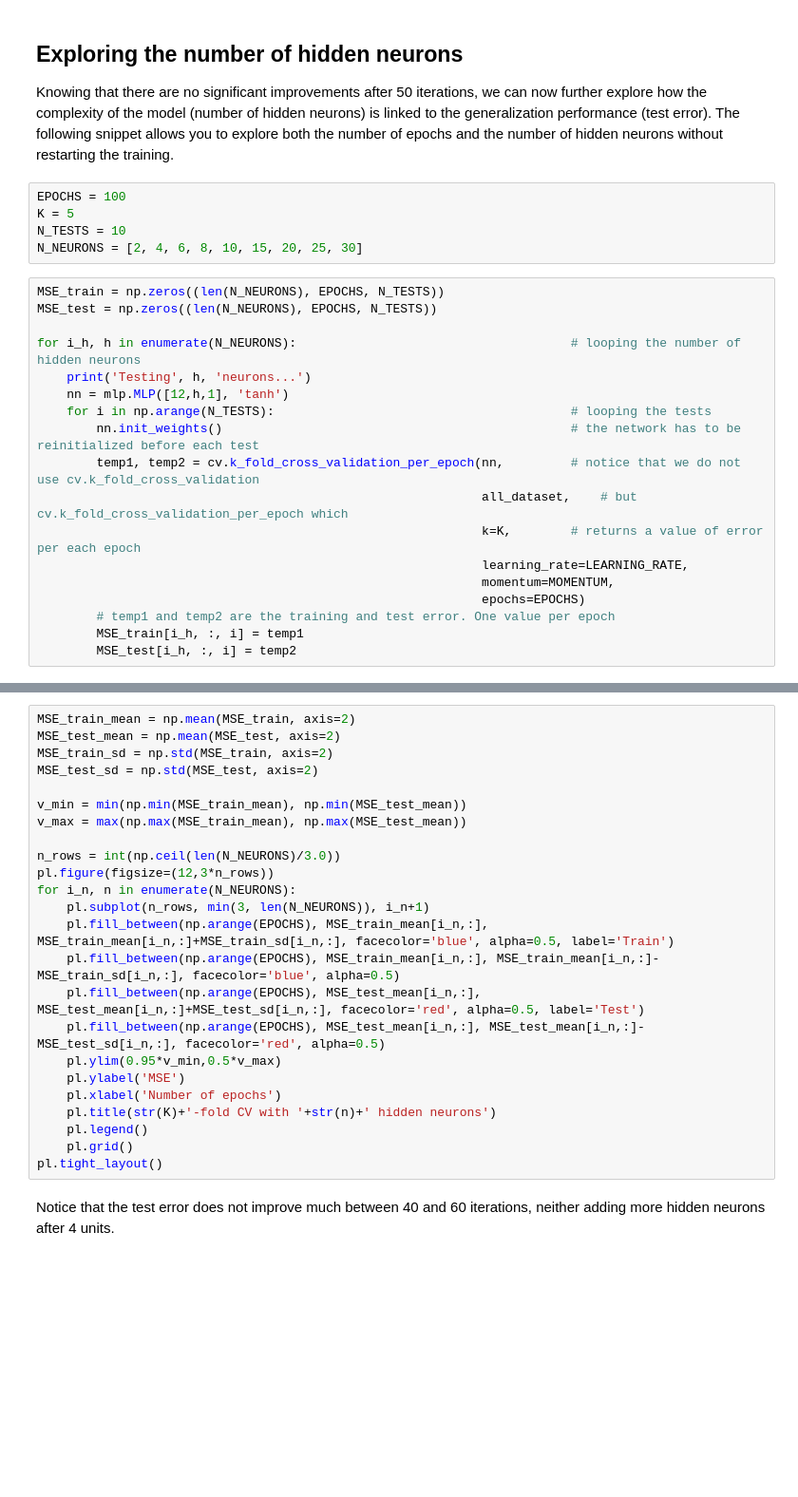
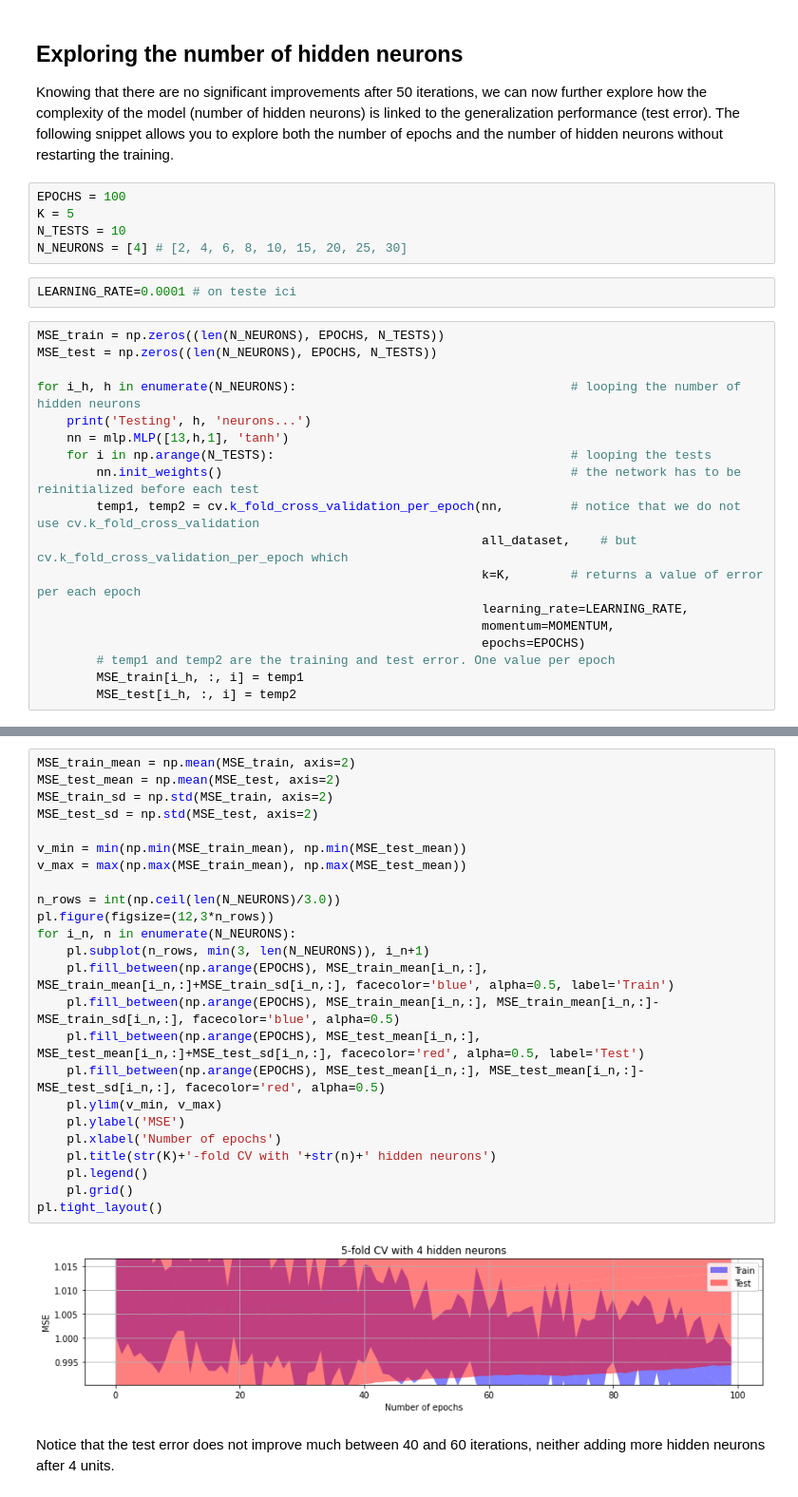
Before and after one commit to heig-vkaelin/arn, a Jupyter notebook: pw3/10_model_selection_men_women.ipynb, the cells around one changed output, grey strips where cells are left out. Shown at 95% size. Saved outputs shown, nothing was run; the diff lists cells and outputs as text; blank space fills up the shorter version.

```diff
--- a/pw3/10_model_selection_men_women.ipynb
+++ b/pw3/10_model_selection_men_women.ipynb
@@ -128,14 +129,16 @@ Knowing that there are no significant improvements after 50 iterations, we can n
 EPOCHS = 100
 K = 5
 N_TESTS = 10
-N_NEURONS = [2, 4, 6, 8, 10, 15, 20, 25, 30]
+N_NEURONS = [4] # [2, 4, 6, 8, 10, 15, 20, 25, 30]
+# %%
+LEARNING_RATE=0.0001 # on teste ici
 # %%
 MSE_train = np.zeros((len(N_NEURONS), EPOCHS, N_TESTS))
 MSE_test = np.zeros((len(N_NEURONS), EPOCHS, N_TESTS))
 
 for i_h, h in enumerate(N_NEURONS):                                     # looping the number of hidden neurons
     print('Testing', h, 'neurons...')
-    nn = mlp.MLP([12,h,1], 'tanh')
+    nn = mlp.MLP([13,h,1], 'tanh')
     for i in np.arange(N_TESTS):                                        # looping the tests
         nn.init_weights()                                               # the network has to be reinitialized before each test
         temp1, temp2 = cv.k_fold_cross_validation_per_epoch(nn,         # notice that we do not use cv.k_fold_cross_validation
@@ -152,27 +155,29 @@ Testing 2 neurons...
 # %%
 MSE_train_mean = np.mean(MSE_train, axis=2)
 MSE_test_mean = np.mean(MSE_test, axis=2)
 MSE_train_sd = np.std(MSE_train, axis=2)
 MSE_test_sd = np.std(MSE_test, axis=2)
 
 v_min = min(np.min(MSE_train_mean), np.min(MSE_test_mean))
 v_max = max(np.max(MSE_train_mean), np.max(MSE_test_mean))
 
 n_rows = int(np.ceil(len(N_NEURONS)/3.0))
 pl.figure(figsize=(12,3*n_rows))
 for i_n, n in enumerate(N_NEURONS):
     pl.subplot(n_rows, min(3, len(N_NEURONS)), i_n+1)
     pl.fill_between(np.arange(EPOCHS), MSE_train_mean[i_n,:], MSE_train_mean[i_n,:]+MSE_train_sd[i_n,:], facecolor='blue', alpha=0.5, label='Train')
     pl.fill_between(np.arange(EPOCHS), MSE_train_mean[i_n,:], MSE_train_mean[i_n,:]-MSE_train_sd[i_n,:], facecolor='blue', alpha=0.5)
     pl.fill_between(np.arange(EPOCHS), MSE_test_mean[i_n,:], MSE_test_mean[i_n,:]+MSE_test_sd[i_n,:], facecolor='red', alpha=0.5, label='Test')
     pl.fill_between(np.arange(EPOCHS), MSE_test_mean[i_n,:], MSE_test_mean[i_n,:]-MSE_test_sd[i_n,:], facecolor='red', alpha=0.5)
-    pl.ylim(0.95*v_min,0.5*v_max)
+    pl.ylim(v_min, v_max)
     pl.ylabel('MSE')
     pl.xlabel('Number of epochs')
     pl.title(str(K)+'-fold CV with '+str(n)+' hidden neurons')
     pl.legend()
     pl.grid()
 pl.tight_layout()
+# %% [output]
+[figure, added]
 # %% [markdown]
 Notice that the test error does not improve much between 40 and 60 iterations, neither adding more hidden neurons after 4 units.
 # %% [markdown]
```
Also changed, not shown: parts of 11 cells of this notebook.
